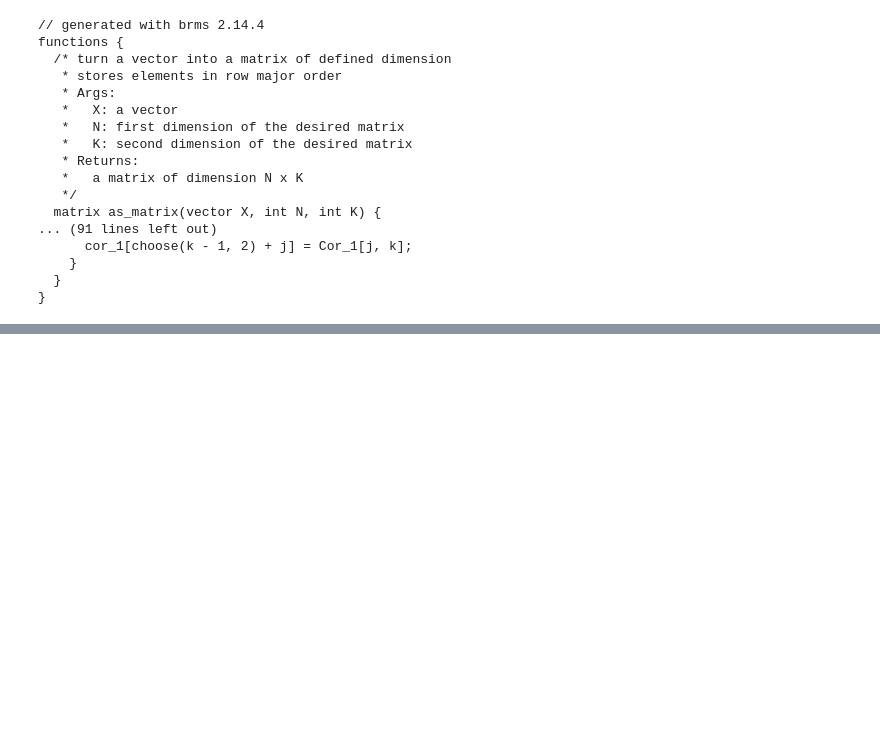
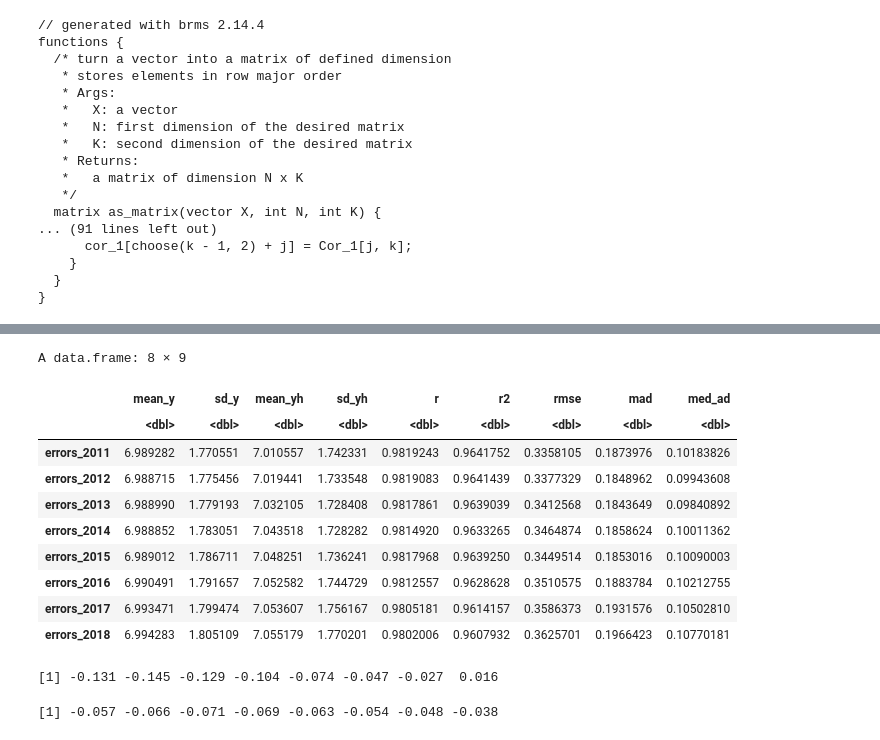
Before and after one commit to aridf/infogroup_pop_adj, a Jupyter notebook: notebooks/adjust_zcta_statecovs.ipynb, the cells around one changed output, grey strips where cells are left out. Saved outputs shown, nothing was run; the diff lists cells and outputs as text; code cells hidden in the pictures; blank space fills up the shorter version.

```diff
--- a/notebooks/adjust_zcta_statecovs.ipynb
+++ b/notebooks/adjust_zcta_statecovs.ipynb
@@ -131,0 +242,23 @@ Start sampling
+# %%
+log_errs_adj <- get_errors_by_year(projections_w_5year, years, "lprd_1_5year")
+log_errs_adj
+# %% [output]
+A data.frame: 8 × 9
+|  | mean_y | sd_y | mean_yh | sd_yh | r | r2 | rmse | mad | med_ad |
+|  | <dbl> | <dbl> | <dbl> | <dbl> | <dbl> | <dbl> | <dbl> | <dbl> | <dbl> |
+| errors_2011 | 6.989282 | 1.770551 | 7.010557 | 1.742331 | 0.9819243 | 0.9641752 | 0.3358105 | 0.1873976 | 0.10183826 |
+| errors_2012 | 6.988715 | 1.775456 | 7.019441 | 1.733548 | 0.9819083 | 0.9641439 | 0.3377329 | 0.1848962 | 0.09943608 |
+| errors_2013 | 6.988990 | 1.779193 | 7.032105 | 1.728408 | 0.9817861 | 0.9639039 | 0.3412568 | 0.1843649 | 0.09840892 |
+| errors_2014 | 6.988852 | 1.783051 | 7.043518 | 1.728282 | 0.9814920 | 0.9633265 | 0.3464874 | 0.1858624 | 0.10011362 |
+| errors_2015 | 6.989012 | 1.786711 | 7.048251 | 1.736241 | 0.9817968 | 0.9639250 | 0.3449514 | 0.1853016 | 0.10090003 |
+| errors_2016 | 6.990491 | 1.791657 | 7.052582 | 1.744729 | 0.9812557 | 0.9628628 | 0.3510575 | 0.1883784 | 0.10212755 |
+| errors_2017 | 6.993471 | 1.799474 | 7.053607 | 1.756167 | 0.9805181 | 0.9614157 | 0.3586373 | 0.1931576 | 0.10502810 |
+| errors_2018 | 6.994283 | 1.805109 | 7.055179 | 1.770201 | 0.9802006 | 0.9607932 | 0.3625701 | 0.1966423 | 0.10770181 |
+# %%
+round((log_errs_adj$med_ad - log_errs_raw$med_ad)/log_errs_raw$med_ad, 3)
+# %% [output]
+[1] -0.131 -0.145 -0.129 -0.104 -0.074 -0.047 -0.027  0.016
+# %%
+round((log_errs_adj$rmse - log_errs_raw$rmse)/log_errs_raw$rmse, 3)
+# %% [output]
+[1] -0.057 -0.066 -0.071 -0.069 -0.063 -0.054 -0.048 -0.038
```
Also changed, not shown: parts of 7 cells of this notebook, 5 other files.
